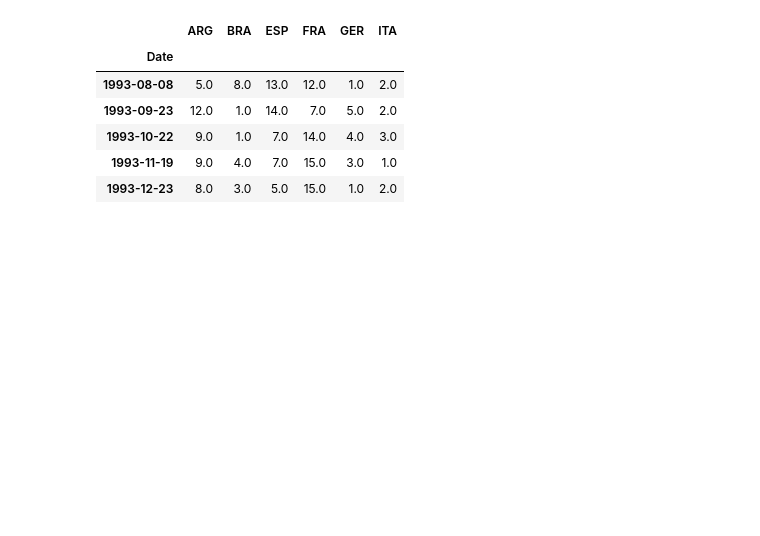
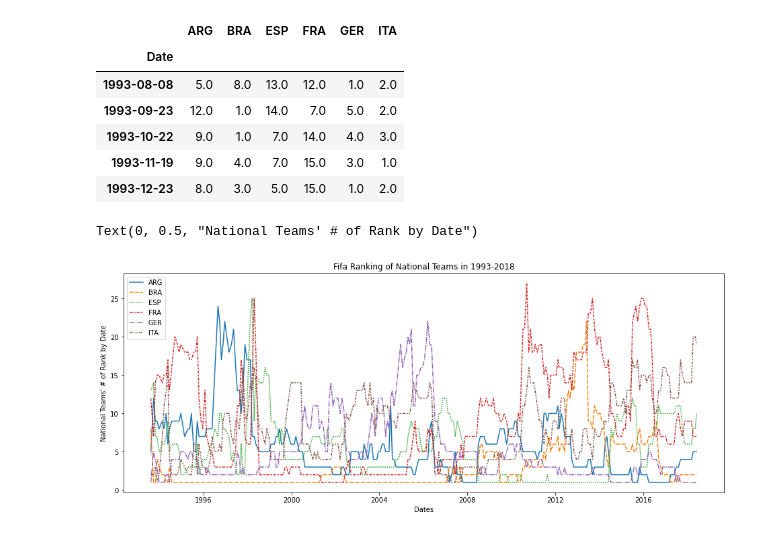
Before and after one commit to ildeniz/ML-2022-001-Data_Visualisation_Playground, a Jupyter notebook: ML-2022-002-Data_Visualisation_Playground.ipynb, the cells around one changed output. Saved outputs shown, nothing was run; the diff lists cells and outputs as text; code cells hidden in the pictures; blank space fills up the shorter version.

```diff
--- a/ML-2022-002-Data_Visualisation_Playground.ipynb
+++ b/ML-2022-002-Data_Visualisation_Playground.ipynb
@@ -23,3 +31,19 @@ fifa.head()
 | 1993-10-22 | 9.0 | 1.0 | 7.0 | 14.0 | 4.0 | 3.0 |
 | 1993-11-19 | 9.0 | 4.0 | 7.0 | 15.0 | 3.0 | 1.0 |
 | 1993-12-23 | 8.0 | 3.0 | 5.0 | 15.0 | 1.0 | 2.0 |
+# %%
+# Set the width and height of the figure
+plt.figure(figsize=(16,6))
+
+# Add title
+plt.title("Fifa Ranking of National Teams in 1993-2018")
+
+# Line chart showing how FIFA rankings evolved over time
+sns.lineplot(data=fifa);
+
+# Add label for horizontal and vertical axes
+plt.xlabel("Dates")
+plt.ylabel("National Teams' # of Rank by Date")
+# %% [output]
+Text(0, 0.5, "National Teams' # of Rank by Date")
+[figure, added]
```
Also changed, not shown: parts of 14 cells of this notebook.
